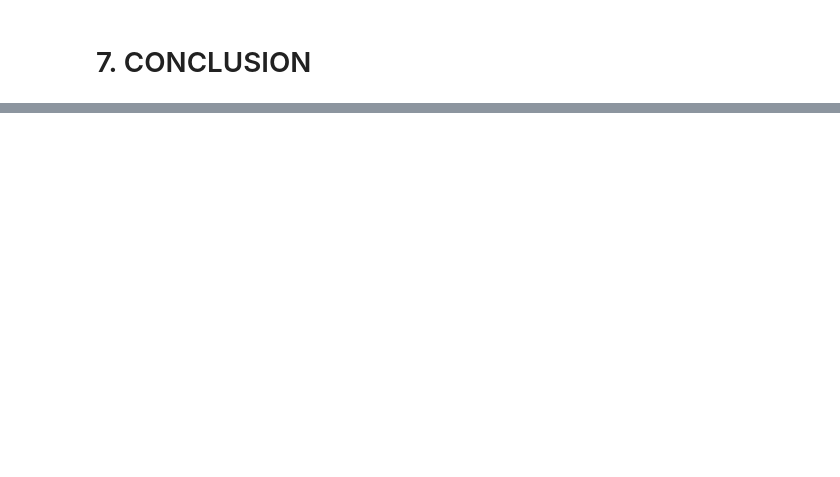
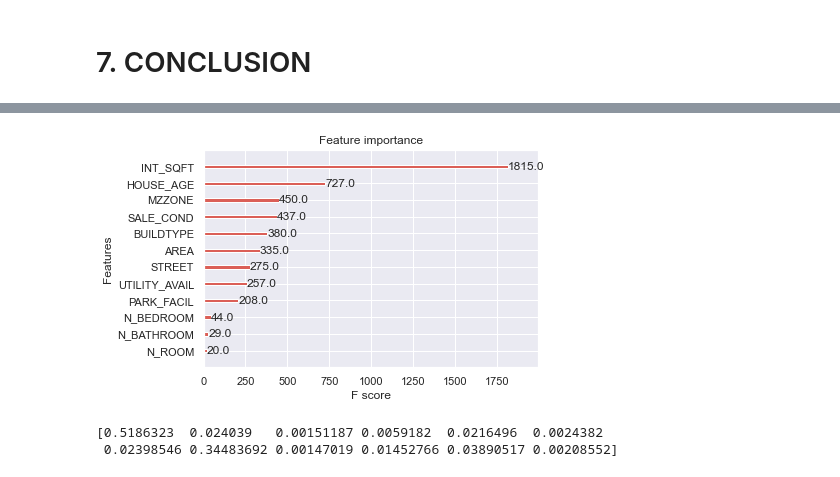
Before and after one commit to Jeyramana/House_Price_Predict, a Jupyter notebook: House_Price_Predict.ipynb, the cells around one changed output, grey strips where cells are left out. Drawn from its saved outputs; the diff is of its cells as text; code cells hidden in the pictures; blank space fills up the shorter version.

Commit message:
Encoding done.

```diff
--- a/House_Price_Predict.ipynb
+++ b/House_Price_Predict.ipynb
@@ -1055,12 +1039,6 @@ df.PARK_FACIL.replace({
                             'Yes' : 1
 }, inplace=True)
 df.PARK_FACIL = df.PARK_FACIL.astype(int)
-df.BUILDTYPE.replace({
-                            'House' : 0,
-                            'Others' : 1,
-                            'Commercial' : 2
-}, inplace=True)
-df.BUILDTYPE = df.BUILDTYPE.astype(int)
 df.UTILITY_AVAIL.replace({
                             'ELO' : 0,
                             'NoSeWa' : 1,
@@ -1094,0 +1066,7 @@ df.head()
+# %%
+# Nominal Encoding for BUILD_TYPE using One-Hot Encoding
+df = pd.get_dummies(df, columns=['BUILDTYPE'])
+df.BUILDTYPE_Commercial = df.BUILDTYPE_Commercial.astype('int')
+df.BUILDTYPE_House = df.BUILDTYPE_House.astype('int')
+df.BUILDTYPE_Others = df.BUILDTYPE_Others.astype('int')
+df.head()
@@ -1238,0 +1224,10 @@ scores
+# %%
+plot_importance(clf_XGB)
+plt.show()
+# %% [output]
+[figure, added]
+# %%
+print(clf_XGB.feature_importances_)
+# %% [output]
+[0.5186323  0.024039   0.00151187 0.0059182  0.0216496  0.0024382
+ 0.02398546 0.34483692 0.00147019 0.01452766 0.03890517 0.00208552]
```
Also changed, not shown: parts of 29 cells of this notebook.
